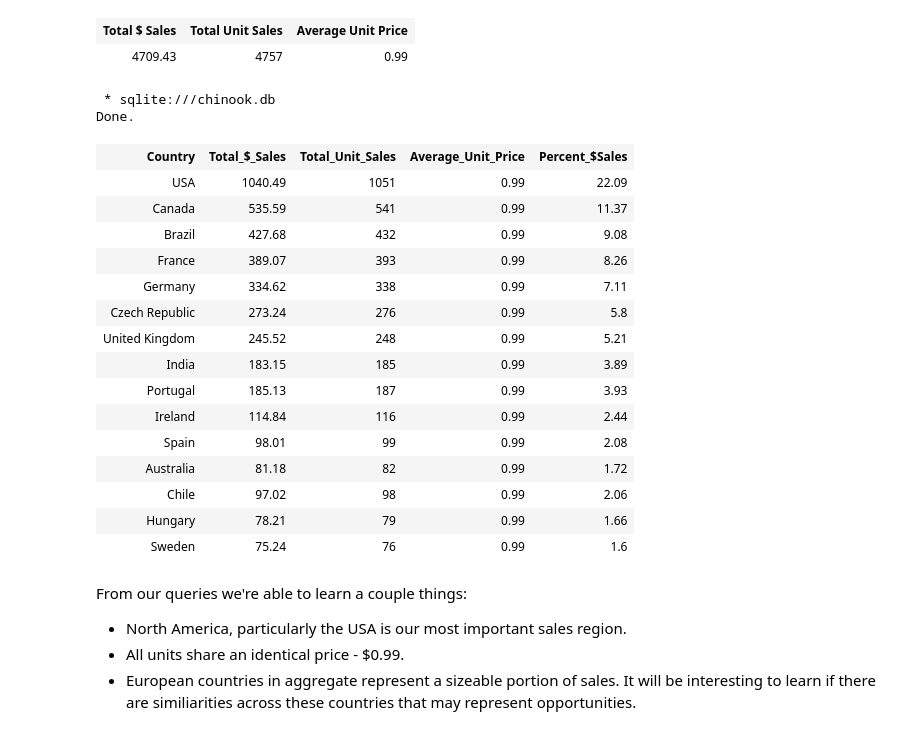
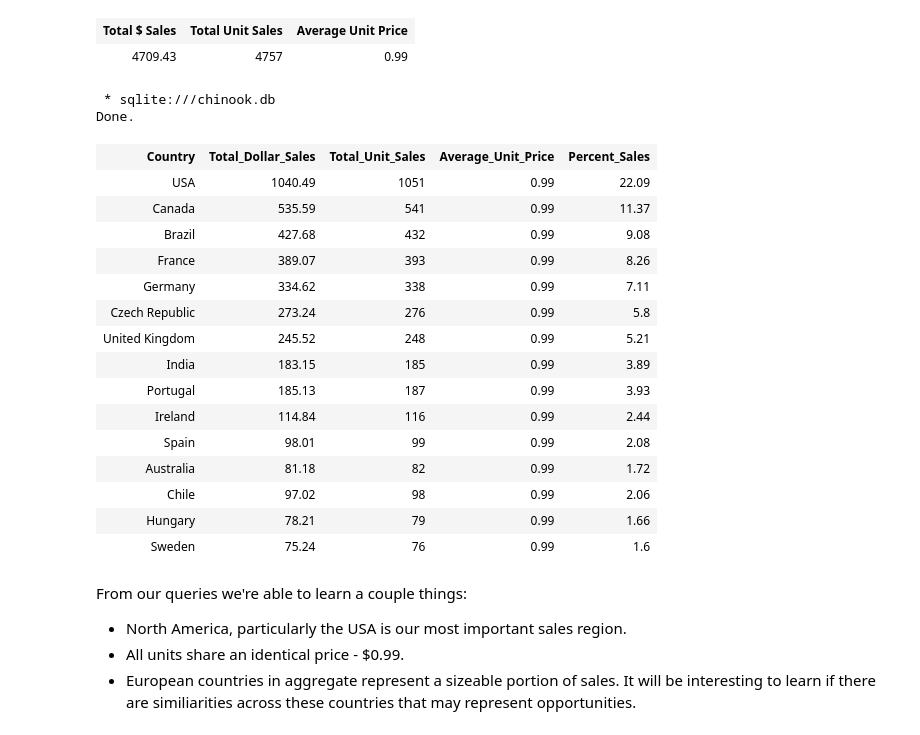
Before and after one commit to seanpoter/Chinook_Sales_Analysis, a Jupyter notebook: Chinook Store Analysis.ipynb, the cells around one changed output. Saved outputs shown, nothing was run; the diff lists cells and outputs as text; code cells hidden in the pictures.

```diff
--- a/Chinook Store Analysis.ipynb
+++ b/Chinook Store Analysis.ipynb
@@ -72,24 +72,24 @@ Done.
 # %%
 %%sql
 
 -- Join various tables to get a view of similar metrics by country
 -- Embed subquery for % of total calculation
 
 SELECT cs.country Country,
-    ROUND(SUM(il.unit_price),2) AS 'Total_$_Sales',
-    COUNT(il.track_id) AS 'Total_Unit_Sales',
-    ROUND(AVG(il.unit_price),2) AS 'Average_Unit_Price',
-    ROUND(SUM(il.unit_price) / (SELECT SUM(total) FROM invoice)*100,2) AS 'Percent_$Sales'
+        ROUND(SUM(il.unit_price),2) Total_Dollar_Sales,
+        COUNT(il.track_id) Total_Unit_Sales,
+        ROUND(AVG(il.unit_price),2) Average_Unit_Price,
+        ROUND(SUM(il.unit_price) / (SELECT SUM(total) FROM invoice)*100,2) AS Percent_Sales
 FROM invoice inv
 LEFT JOIN customer cs ON cs.customer_id = inv.customer_id
 LEFT JOIN invoice_line il ON il.invoice_id = inv.invoice_id
 GROUP BY cs.country
 ORDER BY SUM(inv.total) DESC
 LIMIT 15;
 # %% [output]
  * sqlite:///chinook.db
 Done.
-| Country | Total_$_Sales | Total_Unit_Sales | Average_Unit_Price | Percent_$Sales |
+| Country | Total_Dollar_Sales | Total_Unit_Sales | Average_Unit_Price | Percent_Sales |
 | USA | 1040.49 | 1051 | 0.99 | 22.09 |
 | Canada | 535.59 | 541 | 0.99 | 11.37 |
 | Brazil | 427.68 | 432 | 0.99 | 9.08 |
```
